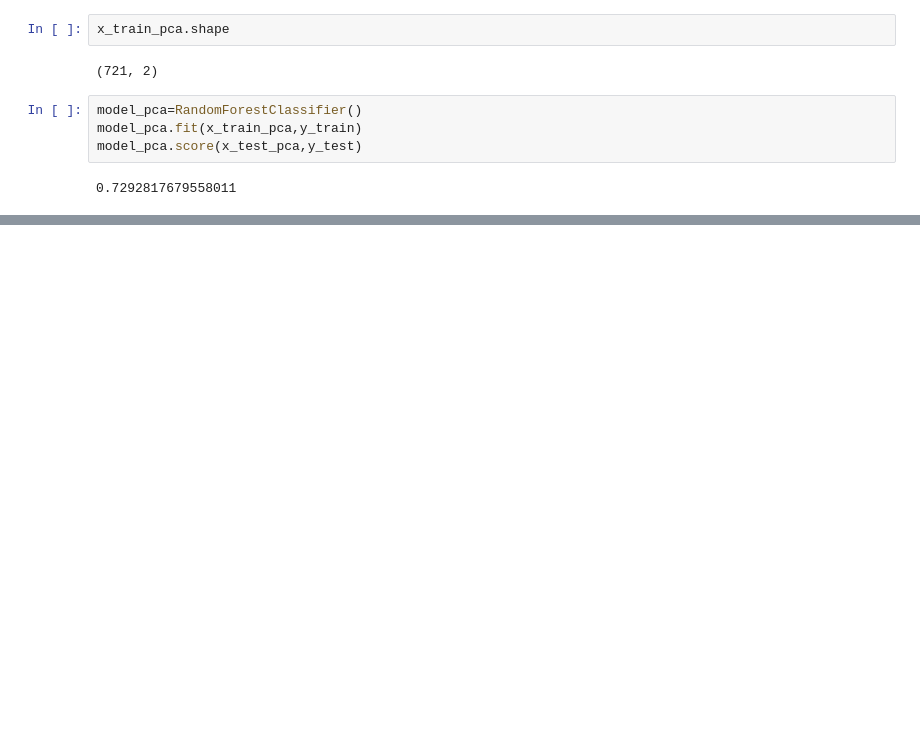
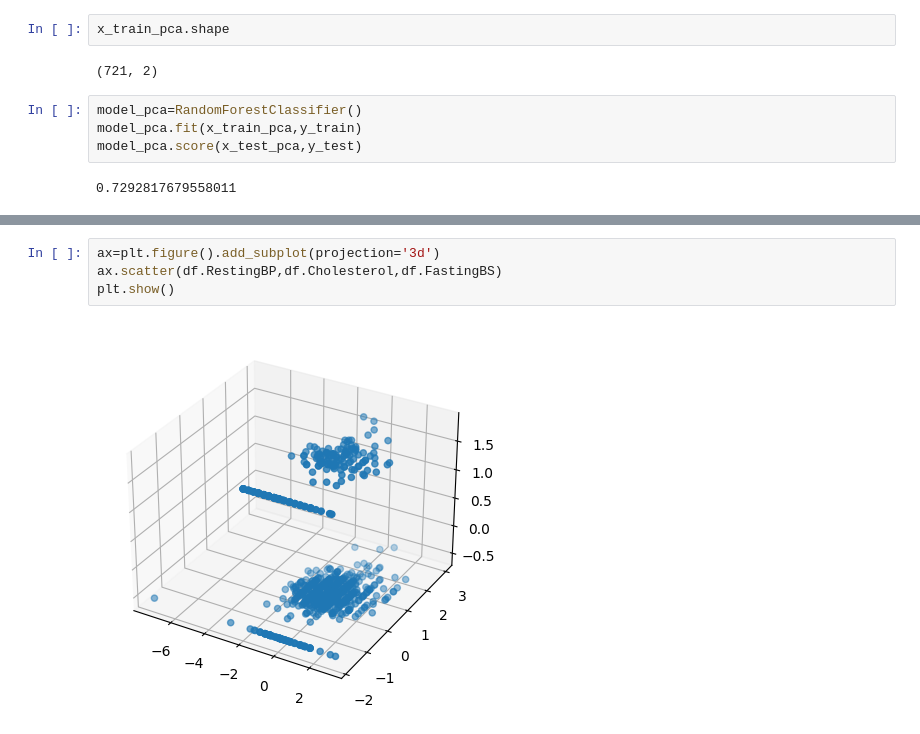
Before and after one commit to Devisri2003/Principal-Component-Analysis, a Jupyter notebook: PCA.ipynb, the cells around one changed output, grey strips where cells are left out. Drawn from its saved outputs; the diff is of its cells as text; blank space fills up the shorter version.

```diff
--- a/PCA.ipynb
+++ b/PCA.ipynb
@@ -259,0 +301,6 @@ model_pca.score(x_test_pca,y_test)
+# %%
+ax=plt.figure().add_subplot(projection='3d')
+ax.scatter(df.RestingBP,df.Cholesterol,df.FastingBS)
+plt.show()
+# %% [output]
+[figure, added]
```
Also changed, not shown: parts of 11 cells of this notebook.
